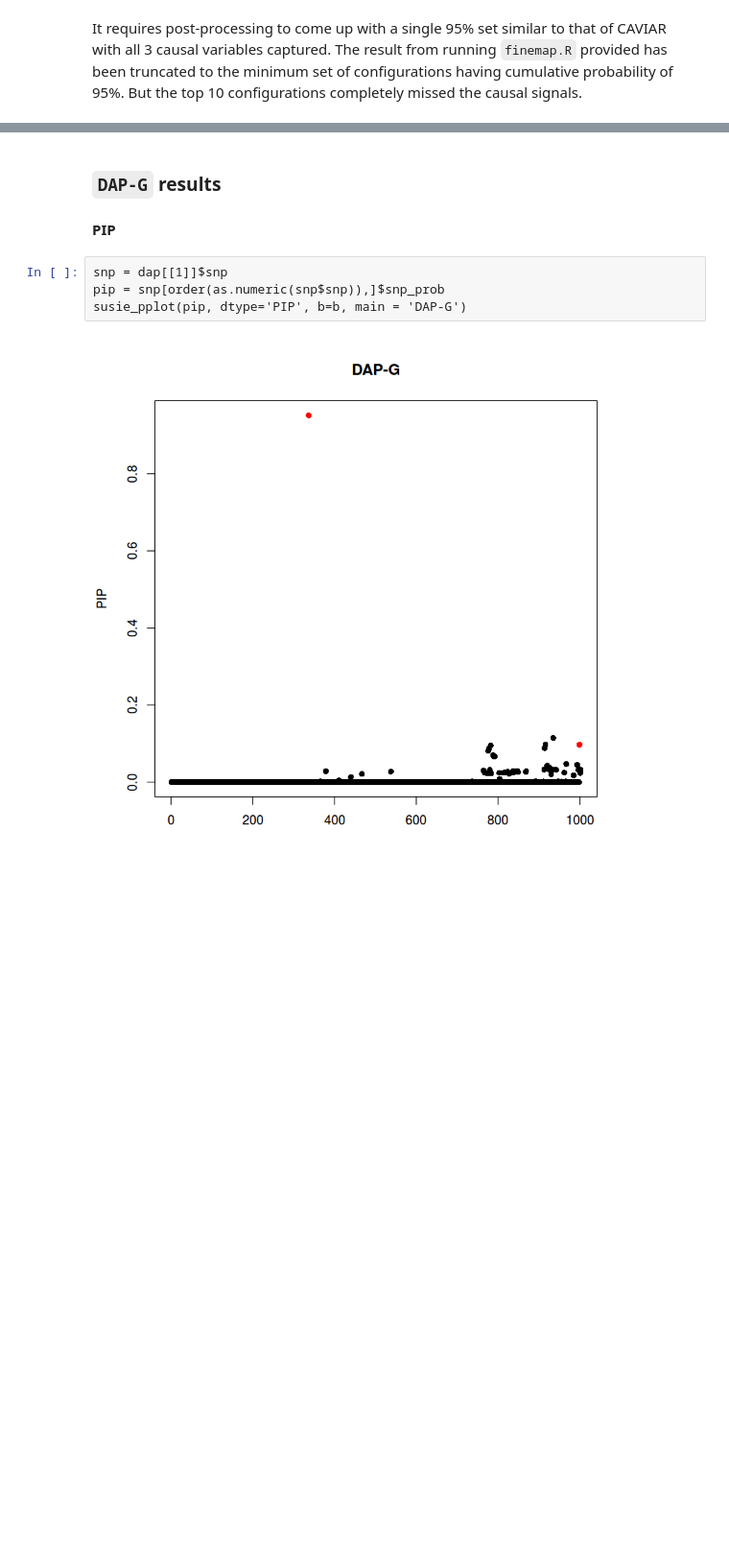
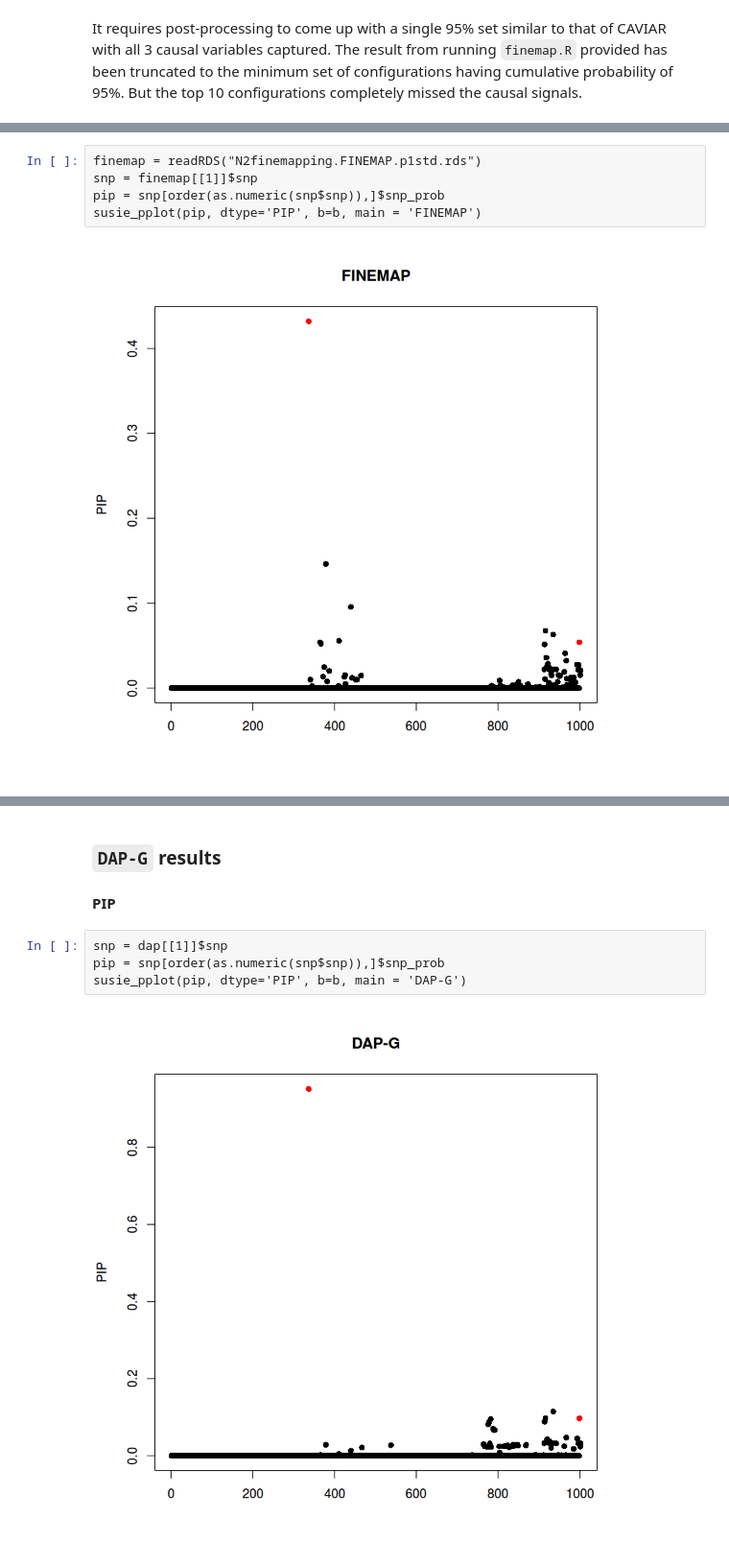
Before and after one commit to stephenslab/susie-paper, a Jupyter notebook: manuscript_results/pedagogical_example.ipynb, the cells around one changed output, grey strips where cells are left out. Shown at 96% size. Drawn from its saved outputs; the diff is of its cells as text; blank space fills up the shorter version.

Commit message:
Add CAVIAR and FINEMAP with larger priors

```diff
--- a/manuscript_results/pedagogical_example.ipynb
+++ b/manuscript_results/pedagogical_example.ipynb
@@ -312,0 +334,7 @@ It requires post-processing to come up with a single 95% set similar to that of
+# %%
+finemap = readRDS("N2finemapping.FINEMAP.p1std.rds")
+snp = finemap[[1]]$snp
+pip = snp[order(as.numeric(snp$snp)),]$snp_prob
+susie_pplot(pip, dtype='PIP', b=b, main = 'FINEMAP')
+# %% [output]
+[figure, added]
```
Also changed, not shown: parts of 10 cells of this notebook.
